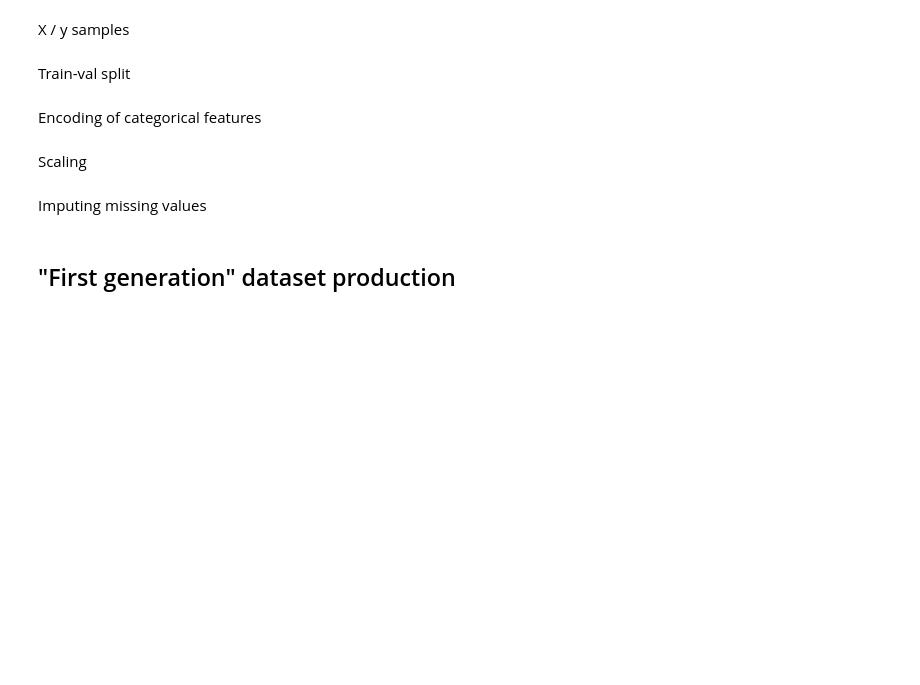
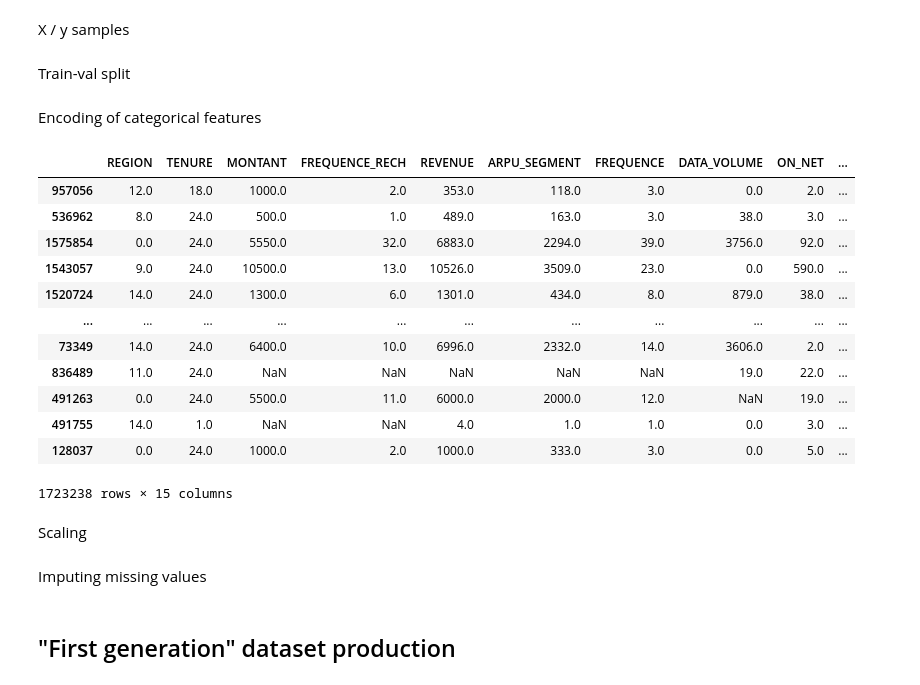
Before and after one commit to AlexHLinS/ds7_ml_contest_team1, a Jupyter notebook: 2_dataset_0_generator.ipynb, the cells around one changed output. Cells and saved outputs as stored; diff of their text form; code cells hidden in the pictures; blank space fills up the shorter version.

```diff
--- a/2_dataset_0_generator.ipynb
+++ b/2_dataset_0_generator.ipynb
@@ -59,10 +59,26 @@ X['REGION'].fillna('other', inplace=True) # fill nans with unkown
 X_val['REGION'].fillna('other', inplace=True)
 test['REGION'].fillna('other', inplace=True)
 # %%
-encoder = LabelEncoder()
-X['REGION'] = encoder.fit_transform(X['REGION'])
-X_val['REGION'] = encoder.transform(X_val['REGION'])
-test['REGION'] = encoder.transform(test['REGION'])
+encoder = OrdinalEncoder()
+X['REGION'] = encoder.fit_transform(np.array(X['REGION']).reshape(-1, 1))
+X_val['REGION'] = encoder.transform(np.array(X_val['REGION']).reshape(-1, 1))
+test['REGION'] = encoder.transform(np.array(test['REGION']).reshape(-1, 1))
+# %%
+X
+# %% [output]
+|  | REGION | TENURE | MONTANT | FREQUENCE_RECH | REVENUE | ARPU_SEGMENT | FREQUENCE | DATA_VOLUME | ON_NET | ... |
+| 957056 | 12.0 | 18.0 | 1000.0 | 2.0 | 353.0 | 118.0 | 3.0 | 0.0 | 2.0 | ... |
+| 536962 | 8.0 | 24.0 | 500.0 | 1.0 | 489.0 | 163.0 | 3.0 | 38.0 | 3.0 | ... |
+| 1575854 | 0.0 | 24.0 | 5550.0 | 32.0 | 6883.0 | 2294.0 | 39.0 | 3756.0 | 92.0 | ... |
+| 1543057 | 9.0 | 24.0 | 10500.0 | 13.0 | 10526.0 | 3509.0 | 23.0 | 0.0 | 590.0 | ... |
+| 1520724 | 14.0 | 24.0 | 1300.0 | 6.0 | 1301.0 | 434.0 | 8.0 | 879.0 | 38.0 | ... |
+| ... | ... | ... | ... | ... | ... | ... | ... | ... | ... | ... |
+| 73349 | 14.0 | 24.0 | 6400.0 | 10.0 | 6996.0 | 2332.0 | 14.0 | 3606.0 | 2.0 | ... |
+| 836489 | 11.0 | 24.0 | NaN | NaN | NaN | NaN | NaN | 19.0 | 22.0 | ... |
+| 491263 | 0.0 | 24.0 | 5500.0 | 11.0 | 6000.0 | 2000.0 | 12.0 | NaN | 19.0 | ... |
+| 491755 | 14.0 | 1.0 | NaN | NaN | 4.0 | 1.0 | 1.0 | 0.0 | 3.0 | ... |
+| 128037 | 0.0 | 24.0 | 1000.0 | 2.0 | 1000.0 | 333.0 | 3.0 | 0.0 | 5.0 | ... |
+1723238 rows × 15 columns
 # %% [markdown]
 Scaling
 # %%
```
Also changed, not shown: parts of 14 cells of this notebook, 5 other files.
